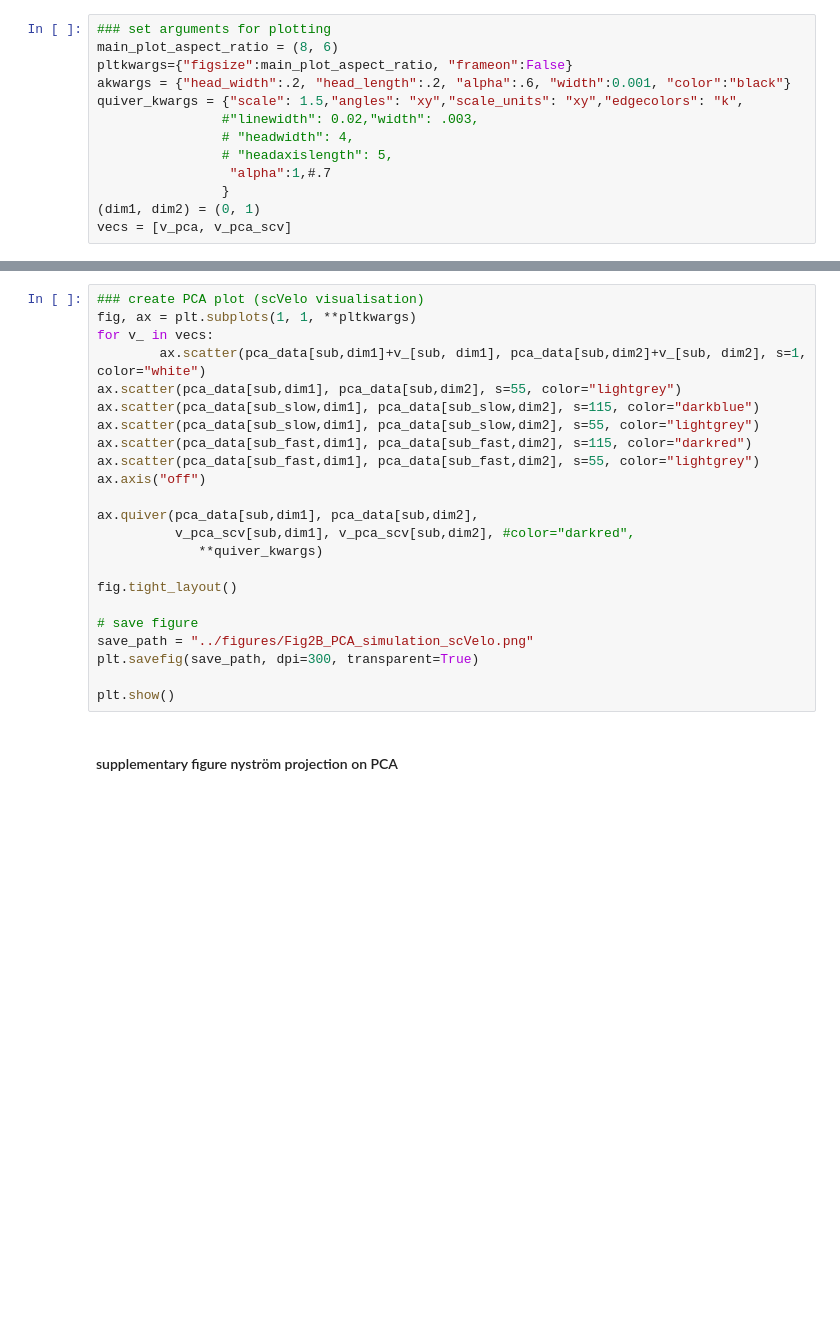
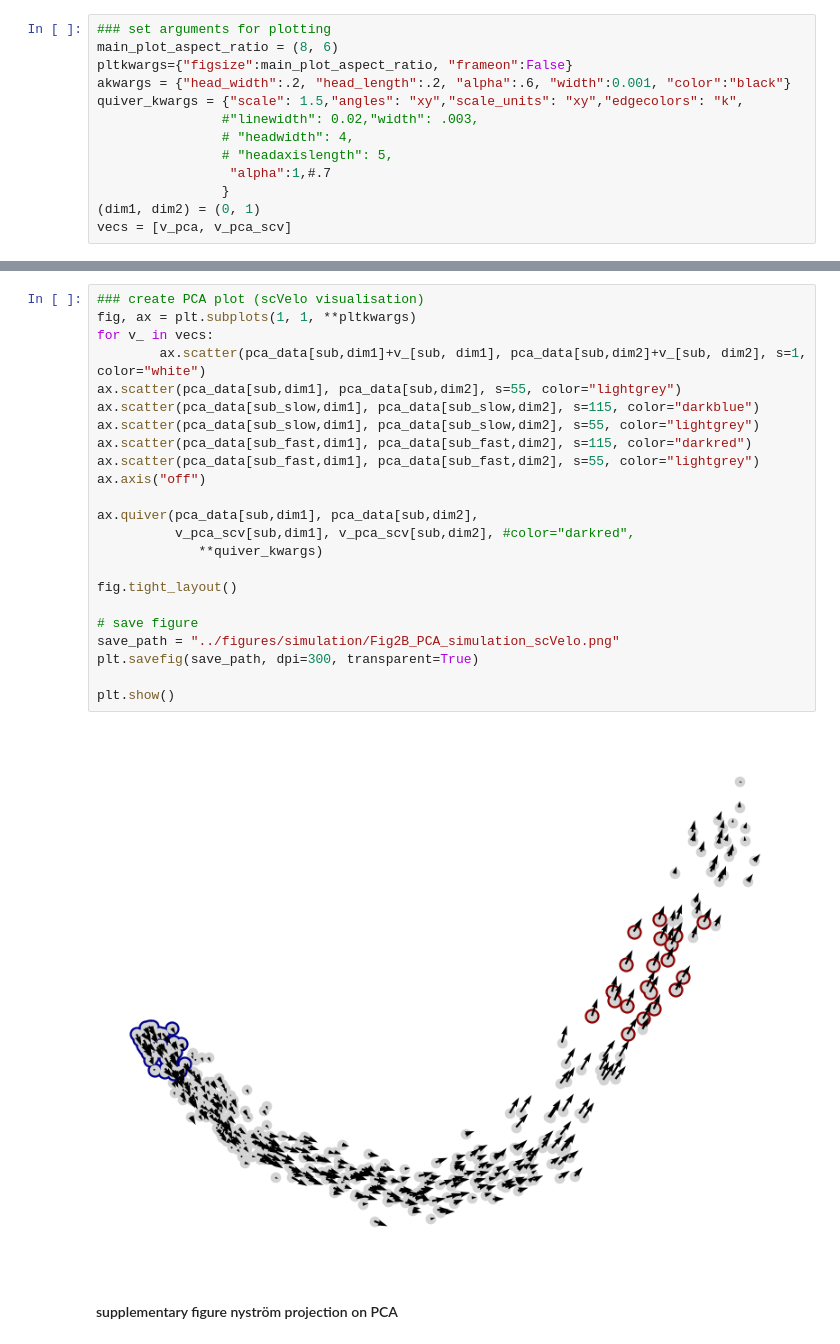
Before and after one commit to bjbouman/cell-state-velocities, a Jupyter notebook: figures_notebooks/simulation_projection.ipynb, the cells around one changed output, grey strips where cells are left out. Saved outputs shown, nothing was run; the diff lists cells and outputs as text; blank space fills up the shorter version.

```diff
--- a/figures_notebooks/simulation_projection.ipynb
+++ b/figures_notebooks/simulation_projection.ipynb
@@ -164,25 +178,27 @@ plt.show()
 # %%
 ### create PCA plot (scVelo visualisation)
 fig, ax = plt.subplots(1, 1, **pltkwargs)
 for v_ in vecs:
         ax.scatter(pca_data[sub,dim1]+v_[sub, dim1], pca_data[sub,dim2]+v_[sub, dim2], s=1, color="white")
 ax.scatter(pca_data[sub,dim1], pca_data[sub,dim2], s=55, color="lightgrey")
 ax.scatter(pca_data[sub_slow,dim1], pca_data[sub_slow,dim2], s=115, color="darkblue")
 ax.scatter(pca_data[sub_slow,dim1], pca_data[sub_slow,dim2], s=55, color="lightgrey")
 ax.scatter(pca_data[sub_fast,dim1], pca_data[sub_fast,dim2], s=115, color="darkred")
 ax.scatter(pca_data[sub_fast,dim1], pca_data[sub_fast,dim2], s=55, color="lightgrey")
 ax.axis("off")
 
 ax.quiver(pca_data[sub,dim1], pca_data[sub,dim2],
           v_pca_scv[sub,dim1], v_pca_scv[sub,dim2], #color="darkred",
              **quiver_kwargs)
 
 fig.tight_layout()
 
 # save figure
-save_path = "../figures/Fig2B_PCA_simulation_scVelo.png"
+save_path = "../figures/simulation/Fig2B_PCA_simulation_scVelo.png"
 plt.savefig(save_path, dpi=300, transparent=True)
 
 plt.show()
+# %% [output]
+[figure, added]
 # %% [markdown]
 #### supplementary figure nyström projection on PCA
```
Also changed, not shown: parts of 34 cells of this notebook, 2 other files.
